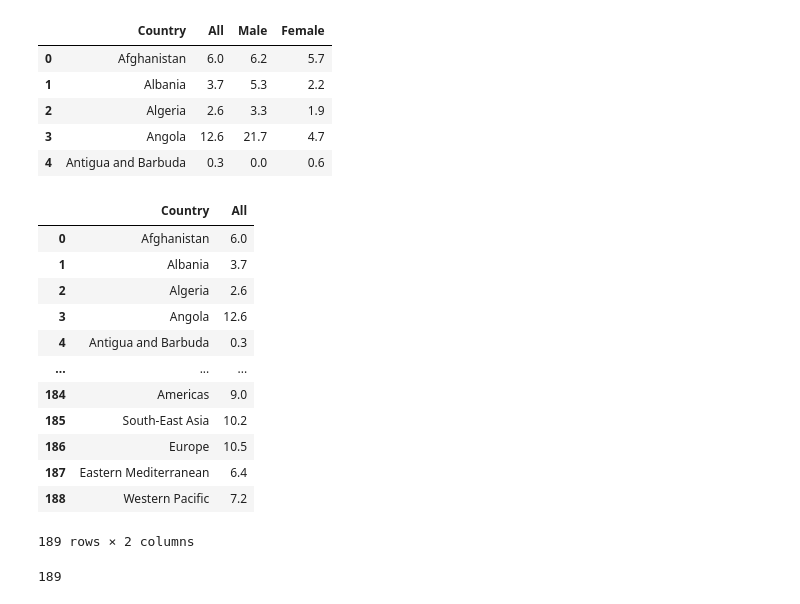
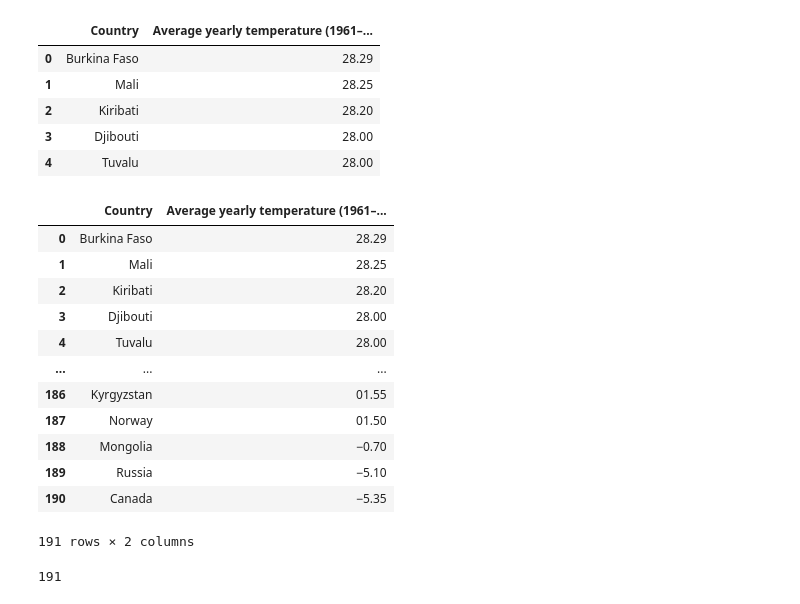
Before and after one commit to XinyuR1/IFT-3700-Devoir-2, a Jupyter notebook: Devoir 2 - Brouillon 1.ipynb, the cells around one changed output. Saved outputs shown, nothing was run; the diff lists cells and outputs as text; code cells hidden in the pictures.

Commit message:
Cleaning Data Complete

```diff
--- a/Devoir 2 - Brouillon 1.ipynb
+++ b/Devoir 2 - Brouillon 1.ipynb
@@ -5,33 +5,33 @@ import csv
 import numpy as np
 import pandas as pd
 # %%
-df = pd.read_csv("CSV Raw Data/20.csv")
+df = pd.read_csv("CSV Raw Data/40.csv")
 df.head()
 # %% [output]
-|  | Country | All | Male | Female |
-| 0 | Afghanistan | 6.0 | 6.2 | 5.7 |
-| 1 | Albania | 3.7 | 5.3 | 2.2 |
-| 2 | Algeria | 2.6 | 3.3 | 1.9 |
-| 3 | Angola | 12.6 | 21.7 | 4.7 |
-| 4 | Antigua and Barbuda | 0.3 | 0.0 | 0.6 |
+|  | Country | Average yearly temperature (1961–... |
+| 0 | Burkina Faso | 28.29 |
+| 1 | Mali | 28.25 |
+| 2 | Kiribati | 28.20 |
+| 3 | Djibouti | 28.00 |
+| 4 | Tuvalu | 28.00 |
 # %%
 df = df.iloc[0:,[0,1]]
 df
 # %% [output]
-|  | Country | All |
-| 0 | Afghanistan | 6.0 |
-| 1 | Albania | 3.7 |
-| 2 | Algeria | 2.6 |
-| 3 | Angola | 12.6 |
-| 4 | Antigua and Barbuda | 0.3 |
+|  | Country | Average yearly temperature (1961–... |
+| 0 | Burkina Faso | 28.29 |
+| 1 | Mali | 28.25 |
+| 2 | Kiribati | 28.20 |
+| 3 | Djibouti | 28.00 |
+| 4 | Tuvalu | 28.00 |
 | ... | ... | ... |
-| 184 | Americas | 9.0 |
-| 185 | South-East Asia | 10.2 |
-| 186 | Europe | 10.5 |
-| 187 | Eastern Mediterranean | 6.4 |
-| 188 | Western Pacific | 7.2 |
+| 186 | Kyrgyzstan | 01.55 |
+| 187 | Norway | 01.50 |
+| 188 | Mongolia | −0.70 |
+| 189 | Russia | −5.10 |
+| 190 | Canada | −5.35 |
-189 rows × 2 columns
+191 rows × 2 columns
 # %%
 df.iloc[:,-1].count()
 # %% [output]
-189
+191
```
Also changed, not shown: 37 other files.
